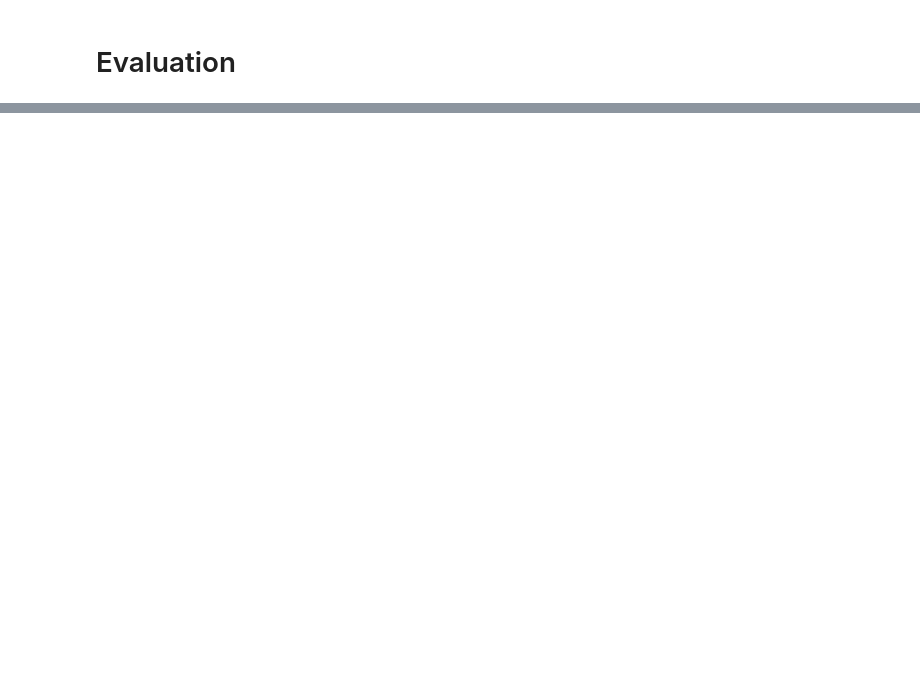
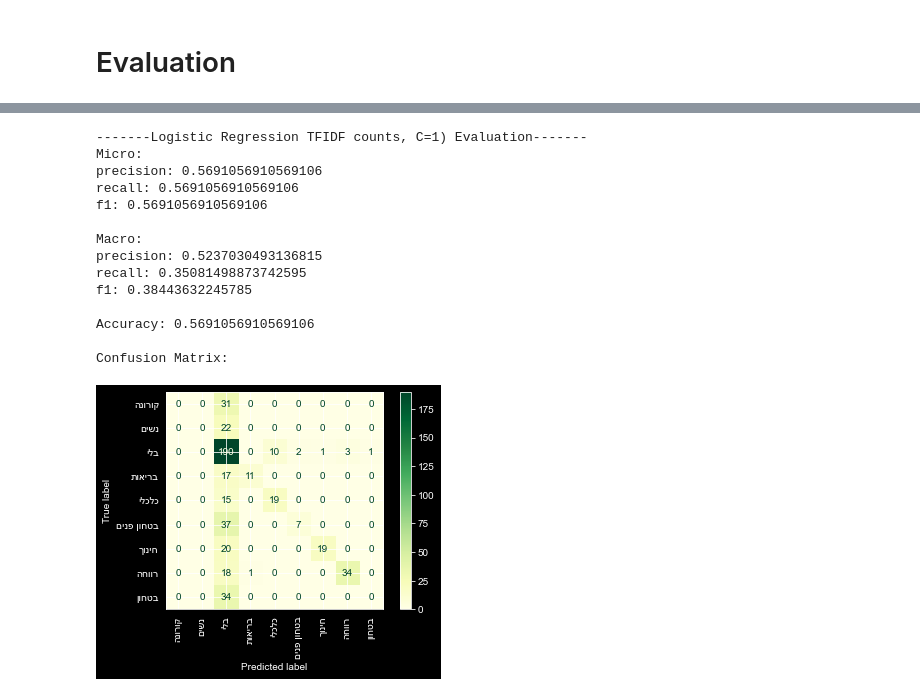
Before and after one commit to NitzanBarzilay/KnessetTopicClassification, a Jupyter notebook: notebooks/4 - Topic classification.ipynb, the cells around one changed output, grey strips where cells are left out. Saved outputs shown, nothing was run; the diff lists cells and outputs as text; code cells hidden in the pictures; blank space fills up the shorter version.

```diff
--- a/notebooks/4 - Topic classification.ipynb
+++ b/notebooks/4 - Topic classification.ipynb
@@ -55,0 +95,2 @@ Name: Tag, dtype: int64
+# %%
+logistic_tfidf_model, logistic_tfidf_predicted = cross_validate_and_save_model(LogisticRegression(), X_train_tfidf, y_train, X_test_tfidf, kf, scoring, 'logistic_tfidf_counts')
@@ -63,0 +284,18 @@ Name: Tag, dtype: int64
+# %%
+evaluate("-------Logistic Regression TFIDF counts, C=1) Evaluation-------",y_test,logistic_tfidf_predicted)
+# %% [output]
+-------Logistic Regression TFIDF counts, C=1) Evaluation-------
+Micro:
+precision: 0.5691056910569106
+recall: 0.5691056910569106
+f1: 0.5691056910569106
+
+Macro:
+precision: 0.5237030493136815
+recall: 0.35081498873742595
+f1: 0.38443632245785
+
+Accuracy: 0.5691056910569106
+
+Confusion Matrix:
+[figure, added]
```
Also changed, not shown: parts of 42 cells of this notebook, 5 other files.
